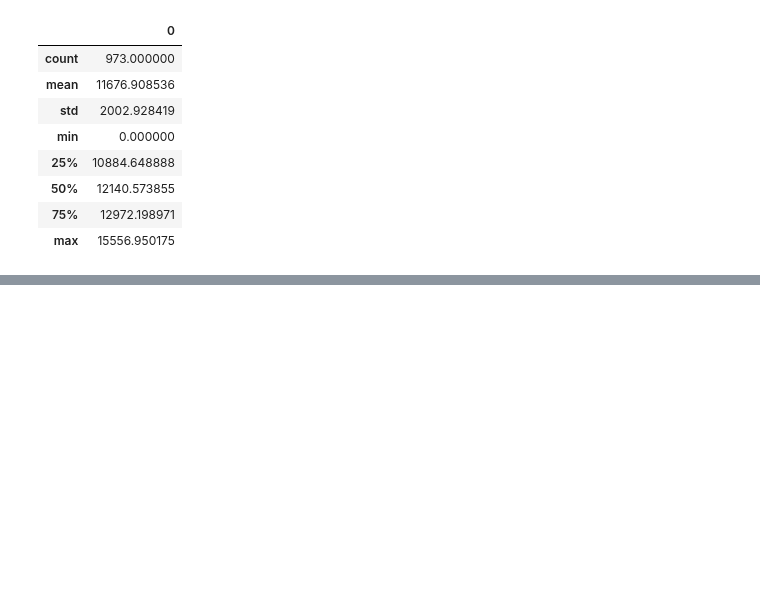
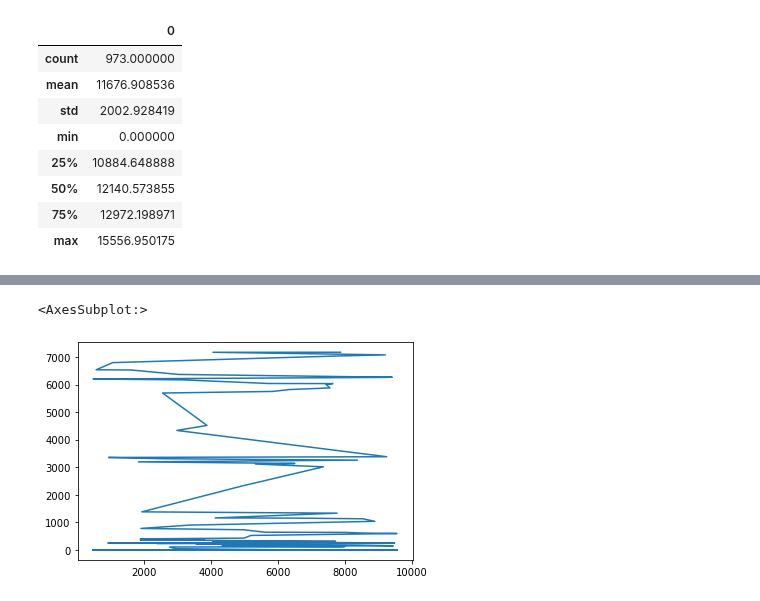
Before and after one commit to fom-big-data/fom-big-data-consulting-berlin-mobility-model, a Jupyter notebook: EXPLORATION/GEO-AnalyseWhiteSpots.ipynb, the cells around one changed output, grey strips where cells are left out. Saved outputs shown, nothing was run; the diff lists cells and outputs as text; code cells hidden in the pictures; blank space fills up the shorter version.

```diff
--- a/EXPLORATION/GEO-AnalyseWhiteSpots.ipynb
+++ b/EXPLORATION/GEO-AnalyseWhiteSpots.ipynb
@@ -314,0 +447,5 @@ max    15556.950175
+# %%
+tail50_drive['mean_spatial_distance_15min'].plot()
+# %% [output]
+<AxesSubplot:>
+[figure, added]
```
Also changed, not shown: parts of 39 cells of this notebook, 1 other file.
